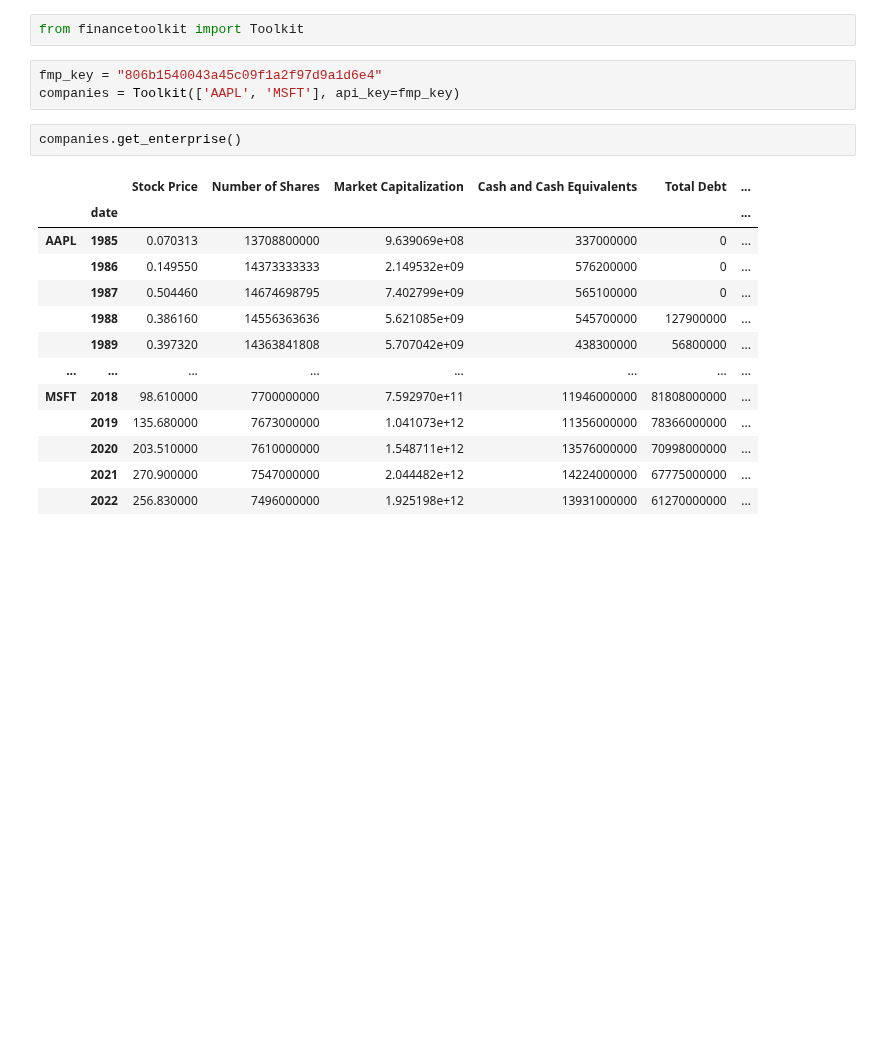
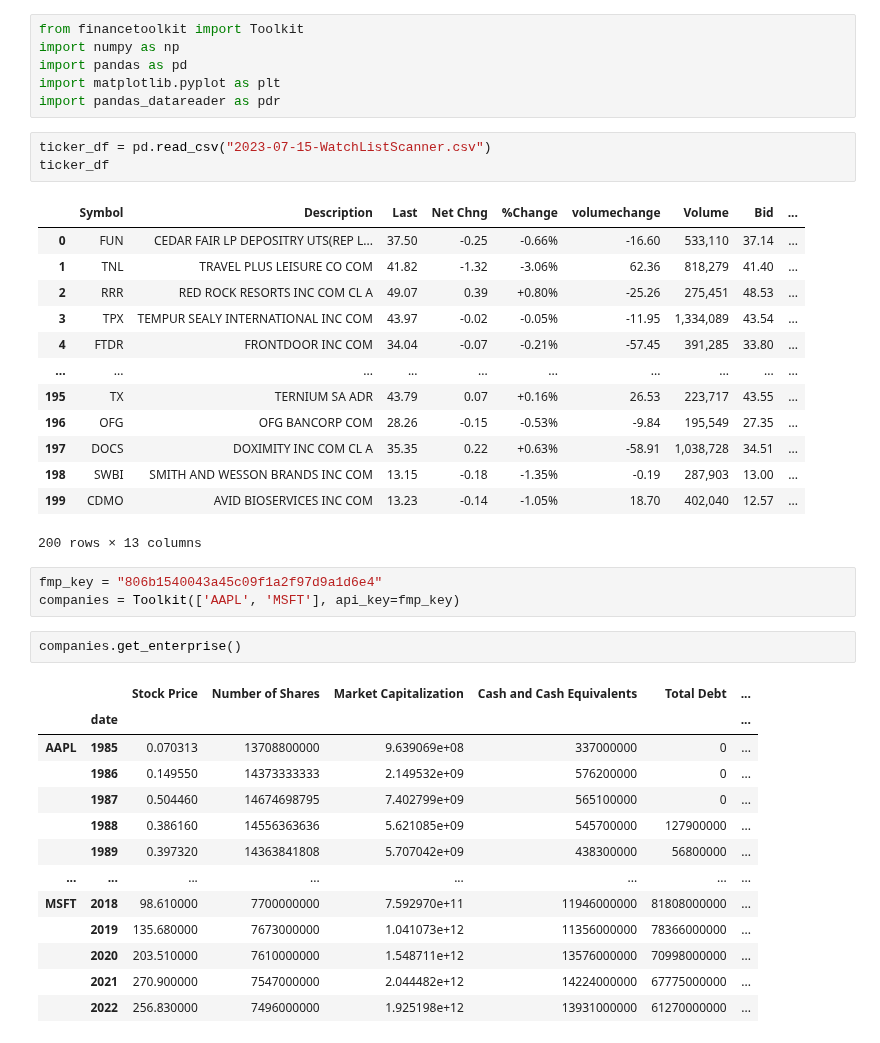
Before and after one commit to Readerlution/Finance, a Jupyter notebook: Factor/roelist.ipynb, the cells around one changed output. Saved outputs shown, nothing was run; the diff lists cells and outputs as text; blank space fills up the shorter version.

Commit message:
import tickers (roe)

```diff
--- a/Factor/Russell.ipynb
+++ b/Factor/roelist.ipynb
@@ -1,5 +1,26 @@
-# %%
-from financetoolkit import Toolkit
+# %%
+from financetoolkit import Toolkit
+import numpy as np
+import pandas as pd
+import matplotlib.pyplot as plt
+import pandas_datareader as pdr
+# %%
+ticker_df = pd.read_csv("2023-07-15-WatchListScanner.csv")
+ticker_df
+# %% [output]
+|  | Symbol | Description | Last | Net Chng | %Change | volumechange | Volume | Bid | ... |
+| 0 | FUN | CEDAR FAIR LP DEPOSITRY UTS(REP L... | 37.50 | -0.25 | -0.66% | -16.60 | 533,110 | 37.14 | ... |
+| 1 | TNL | TRAVEL PLUS LEISURE CO COM | 41.82 | -1.32 | -3.06% | 62.36 | 818,279 | 41.40 | ... |
+| 2 | RRR | RED ROCK RESORTS INC COM CL A | 49.07 | 0.39 | +0.80% | -25.26 | 275,451 | 48.53 | ... |
+| 3 | TPX | TEMPUR SEALY INTERNATIONAL INC COM | 43.97 | -0.02 | -0.05% | -11.95 | 1,334,089 | 43.54 | ... |
+| 4 | FTDR | FRONTDOOR INC COM | 34.04 | -0.07 | -0.21% | -57.45 | 391,285 | 33.80 | ... |
+| ... | ... | ... | ... | ... | ... | ... | ... | ... | ... |
+| 195 | TX | TERNIUM SA ADR | 43.79 | 0.07 | +0.16% | 26.53 | 223,717 | 43.55 | ... |
+| 196 | OFG | OFG BANCORP COM | 28.26 | -0.15 | -0.53% | -9.84 | 195,549 | 27.35 | ... |
+| 197 | DOCS | DOXIMITY INC COM CL A | 35.35 | 0.22 | +0.63% | -58.91 | 1,038,728 | 34.51 | ... |
+| 198 | SWBI | SMITH AND WESSON BRANDS INC COM | 13.15 | -0.18 | -1.35% | -0.19 | 287,903 | 13.00 | ... |
+| 199 | CDMO | AVID BIOSERVICES INC COM | 13.23 | -0.14 | -1.05% | 18.70 | 402,040 | 12.57 | ... |
+200 rows × 13 columns
 # %%
 fmp_key = "806b1540043a45c09f1a2f97d9a1d6e4"
 companies = Toolkit(['AAPL', 'MSFT'], api_key=fmp_key)
```
Also changed, not shown: 1 other file.
